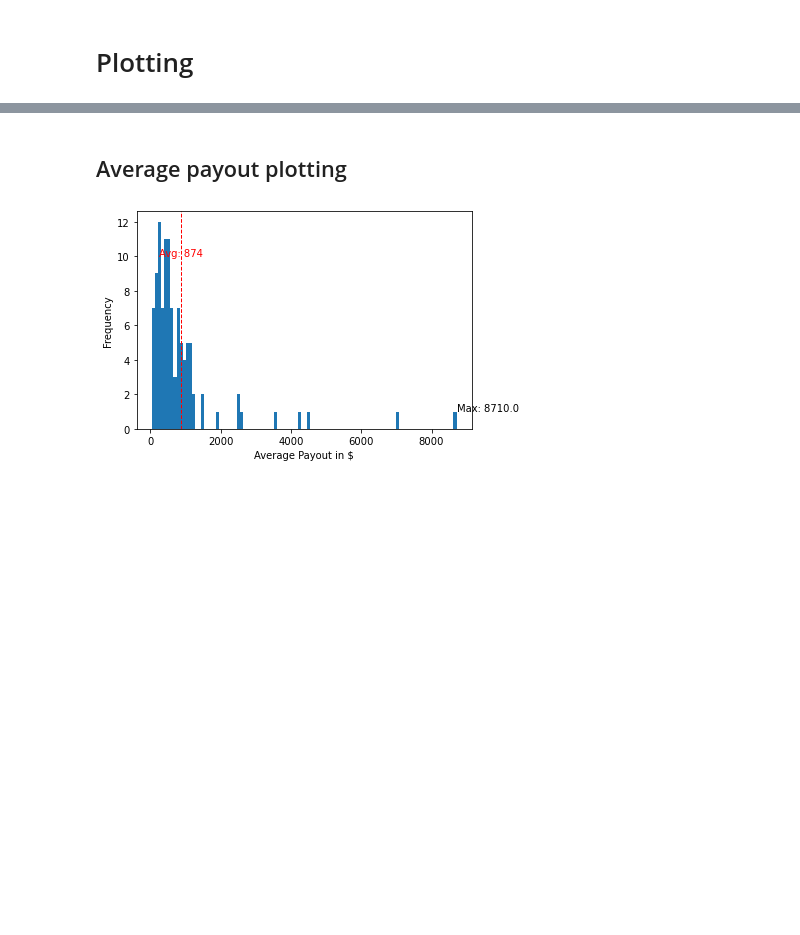
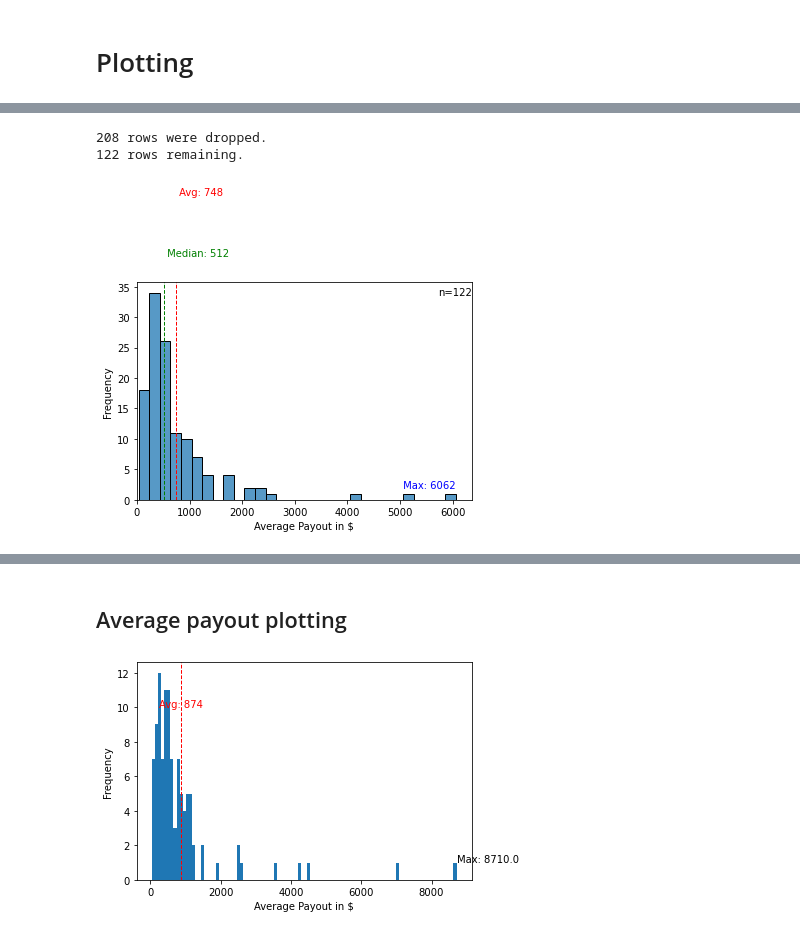
Before and after one commit to patrickahrend/data-analytics-bugcrowd, a Jupyter notebook: src/analytics_notebook.ipynb, the cells around one changed output, grey strips where cells are left out. Drawn from its saved outputs; the diff is of its cells as text; code cells hidden in the pictures; blank space fills up the shorter version.

```diff
--- a/src/analytics_notebook.ipynb
+++ b/src/analytics_notebook.ipynb
@@ -246,0 +352,8 @@ Index(['Reward Range', 'Link', 'Name', 'Short Description', 'Is Safe Harbor',
+# %%
+df = pd.read_excel("/Users/patrickahrend/Developer/data-analytics-bugcrowd/data-octa/bugcrowd_modified_24.12.xlsx")
+df,n = drop_nan(df, df["Average Payout"])
+plot_histogram(df, "Average Payout", "in $",n)
+# %% [output]
+208 rows were dropped.
+122 rows remaining.
+[figure, added]
```
Also changed, not shown: parts of 48 cells of this notebook.
